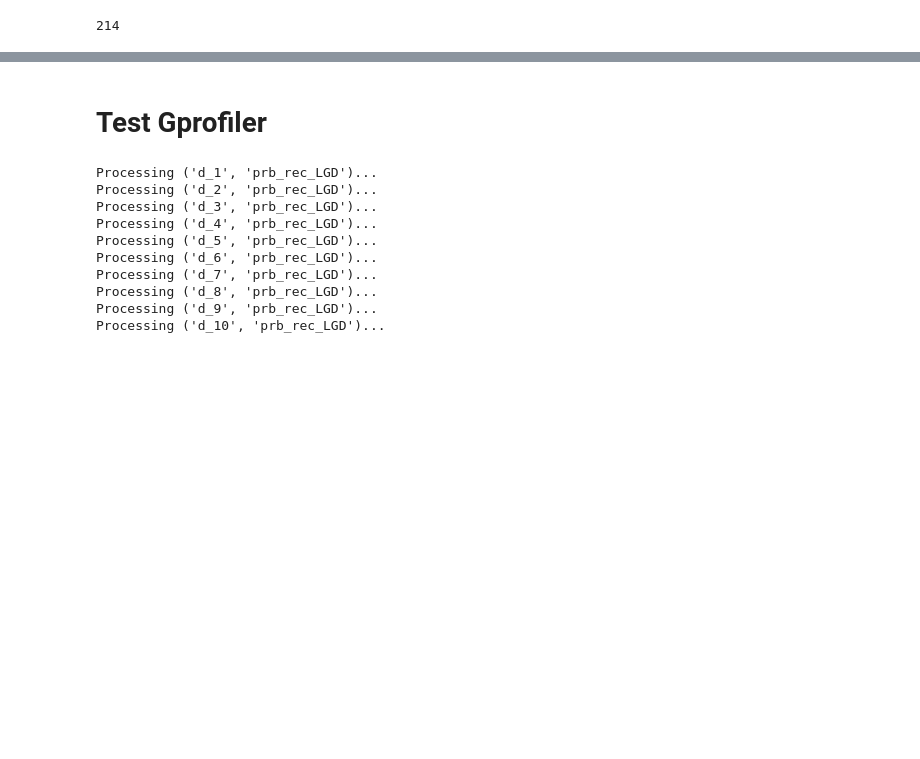
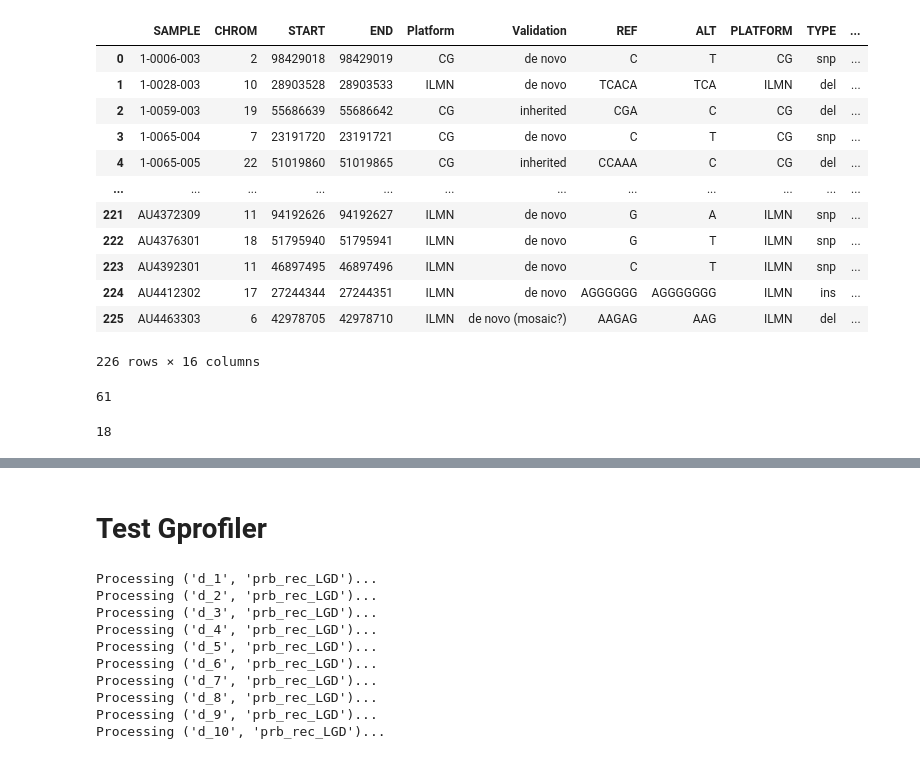
Before and after one commit to a59490/Tese_ASD_Gene_Pred, a Jupyter notebook: 8_mutations/Krish_Duda/duda.ipynb, the cells around one changed output, grey strips where cells are left out. Drawn from its saved outputs; the diff is of its cells as text; code cells hidden in the pictures; blank space fills up the shorter version.

Commit message:
removed XY gene duplicates + updates

```diff
--- a/8_mutations/Krish_Duda/duda.ipynb
+++ b/8_mutations/Krish_Duda/duda.ipynb
@@ -1,19 +1,36 @@
 # %%
 import pandas as pd
 import numpy as np
 duda=pd.read_excel('Duda_MSSNG.xlsx',sheet_name="Table S4", skiprows=1)
-novel=duda.dropna(subset=['OMIM_PHENOTYPE'])
+duda
+# %% [output]
+|  | SAMPLE | CHROM | START | END | Platform | Validation | REF | ALT | PLATFORM | TYPE | ... |
+| 0 | 1-0006-003 | 2 | 98429018 | 98429019 | CG | de novo | C | T | CG | snp | ... |
+| 1 | 1-0028-003 | 10 | 28903528 | 28903533 | ILMN | de novo | TCACA | TCA | ILMN | del | ... |
+| 2 | 1-0059-003 | 19 | 55686639 | 55686642 | CG | inherited | CGA | C | CG | del | ... |
+| 3 | 1-0065-004 | 7 | 23191720 | 23191721 | CG | de novo | C | T | CG | snp | ... |
+| 4 | 1-0065-005 | 22 | 51019860 | 51019865 | CG | inherited | CCAAA | C | CG | del | ... |
+| ... | ... | ... | ... | ... | ... | ... | ... | ... | ... | ... | ... |
+| 221 | AU4372309 | 11 | 94192626 | 94192627 | ILMN | de novo | G | A | ILMN | snp | ... |
+| 222 | AU4376301 | 18 | 51795940 | 51795941 | ILMN | de novo | G | T | ILMN | snp | ... |
+| 223 | AU4392301 | 11 | 46897495 | 46897496 | ILMN | de novo | C | T | ILMN | snp | ... |
+| 224 | AU4412302 | 17 | 27244344 | 27244351 | ILMN | de novo | AGGGGGG | AGGGGGGG | ILMN | ins | ... |
+| 225 | AU4463303 | 6 | 42978705 | 42978710 | ILMN | de novo (mosaic?) | AAGAG | AAG | ILMN | del | ... |
+226 rows × 16 columns
-# %%
-novel = duda[duda['OMIM_ID'].isna()]
-novel_list = list(set(novel["GENE_SYMBOL"].tolist()))
-
-mssng_sig=duda.dropna(subset=['OMIM_PHENOTYPE'])
-mssng_sig_list = list(set(mssng_sig["GENE_SYMBOL"].tolist()))
-
-lof=list(set(duda["GENE_ID"].tolist()))
-
-complete_list = duda["GENE_ID"].tolist()
-
-len(lof)
-# %% [output]
-214
+# %%
+mssng_sig=["CHD8","ARID1B","SCN2A","DYRK1A","SYNGAP1","ADNP","ANK2","DSCAM","ASH1L","KMT5B","KMT2A",
+        "CHD2","GIGYF1","GRIN2B","POGZ","ASXL3","KMT2C","WAC","WDFY3","SHANK3","ANKRD11","CACNA2D3",
+        "CUL3","FOXP1","KDM6B","PHF2","SPAST","TBR1","TCF7L2","TNRC6B","CIC","CNOT3","DDX3X","DIP2C",
+        "MED13","MYT1L","NAA15","PAX5","PHF3","PTEN","SHANK2","SMARCC2","SRSF11","UBN2","UPF3B","KDM6A",
+        "MECP2","PCDH11X","NEXMIF","AFF2","NLGN4X","NLGN3","FAM47A","DYNC1H1","SLC6A1","AGAP2",
+        "ADCY3","CLASP1","DNMT3A","MYO5A","TAF6"]
+
+print(len(mssng_sig))
+# %% [output]
+61
+# %%
+novel=['CIC', 'CNOT3', 'DIP2C', 'MED13', 'PAX5', 'PHF3', 'SMARCC2', 'SRSF11', 'UBN2', 'DYNC1H1',
+        'AGAP2', 'ADCY3', 'CLASP1', 'MYO5A', 'TAF6', 'PCDH11X', 'NEXMIF','FAM47A']
+print(len(novel))
+# %% [output]
+18
```
Also changed, not shown: parts of 5 cells of this notebook, 7 other files.
